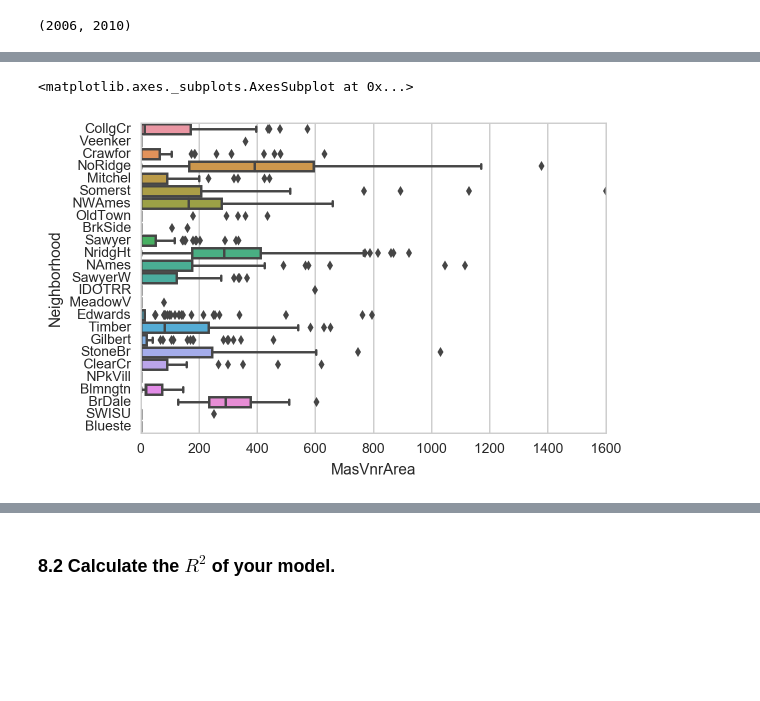
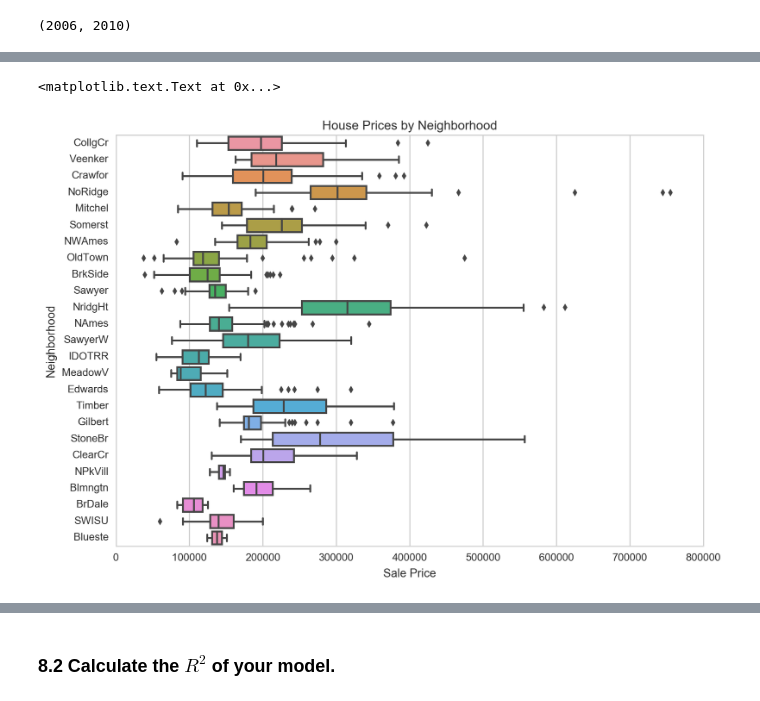
Before and after one commit to lprowell/DSI-SF-4-lprowell, a Jupyter notebook: projects/project-03/project-3-starter.ipynb, the cells around one changed output, grey strips where cells are left out. Cells and saved outputs as stored; diff of their text form; code cells hidden in the pictures; blank space fills up the shorter version.

```diff
--- a/projects/project-03/project-3-starter.ipynb
+++ b/projects/project-03/project-3-starter.ipynb
@@ -966,8 +934,9 @@ sns.boxplot(y = house['MasVnrType'], x = house['SalePrice'], orient = 'h')
-# %%
-sns.boxplot(x = house['MasVnrArea'], y = house['Neighborhood'], orient = 'h')
-
-#As I suspected, the neighborhoods with high sales prices seem to have a higher area of masonry veneer,
-#which helps explain masonry veneers correlation with sales price.
-# %% [output]
-<matplotlib.axes._subplots.AxesSubplot at 0x...>
-[figure, removed]
+# %%
+fig, ax = plt.subplots(1, 1, figsize = (10, 7))
+sns.boxplot(x = house['SalePrice'], y = house['Neighborhood'], ax = ax)
+ax.set_xlabel('Sale Price')
+ax.set_ylabel('Neighborhood')
+ax.set_title('House Prices by Neighborhood')
+# %% [output]
+<matplotlib.text.Text at 0x...>
+[figure, added]
```
Also changed, not shown: parts of 43 cells of this notebook.
